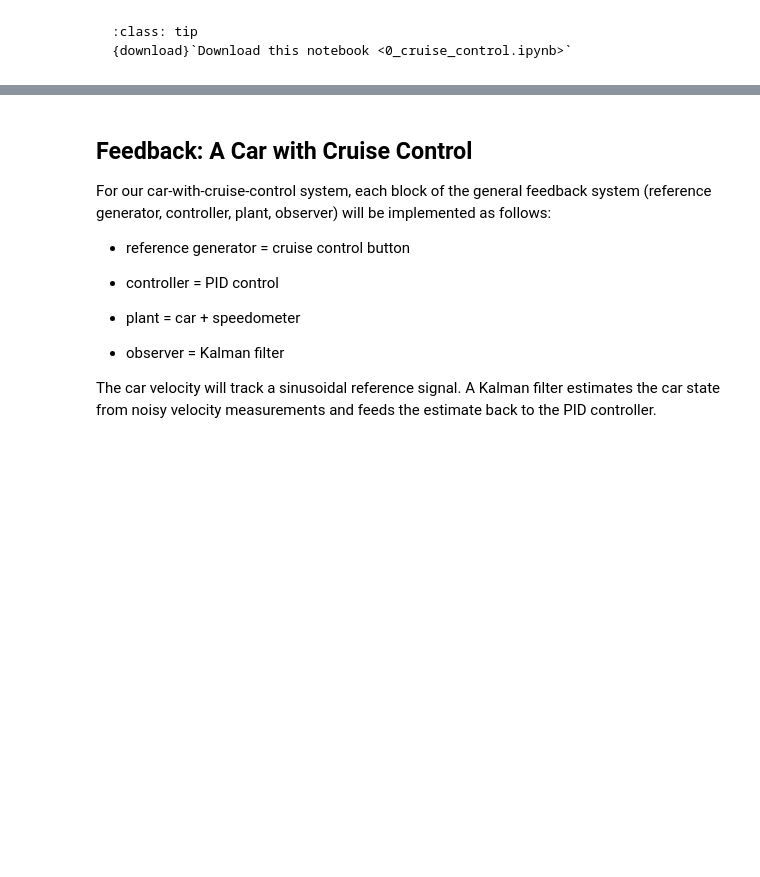
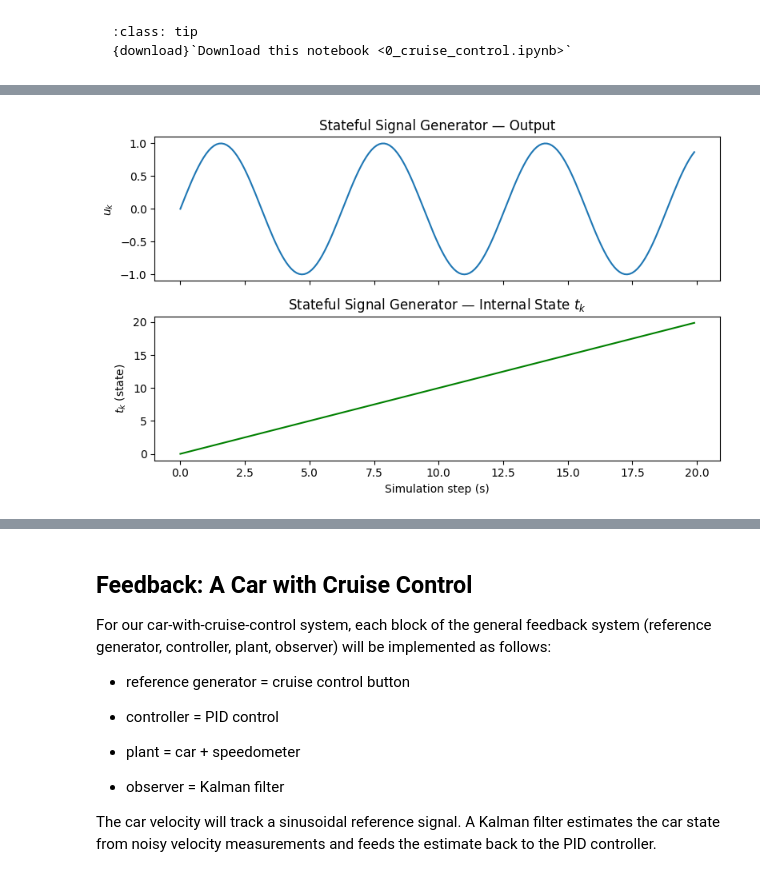
Before and after one commit to nehalsinghmangat/dynamicalnodes, a Jupyter notebook: docs/source/tutorials/0_cruise_control/0_cruise_control.ipynb, the cells around one changed output, grey strips where cells are left out. Cells and saved outputs as stored; diff of their text form; code cells hidden in the pictures; blank space fills up the shorter version.

```diff
--- a/docs/source/tutorials/0_cruise_control/0_cruise_control.ipynb
+++ b/docs/source/tutorials/0_cruise_control/0_cruise_control.ipynb
@@ -12,0 +130,13 @@ We first reintroduce our car-with-cruise-control system from Section 5 (*Example
+# %%
+def fsin(tk, dt=0.1):
+    return tk + dt
+
+
+def hsin_stateful(tk, A=1.0, omega=1.0):
+    return A * np.sin(omega * tk)
+
+
+sin_stateful = DynamicalSystem(f=fsin, h=hsin_stateful)
+print(sin_stateful)  # (fsin, hsin_stateful)
+tk_next, uk = sin_stateful.eval(tk=0.0, A=1.0, omega=1.0, dt=0.1)
+print(sin_stateful.eval(tk=0.0, A=1.0, omega=1.0, dt=0.1))
@@ -12,0 +150,27 @@ We first reintroduce our car-with-cruise-control system from Section 5 (*Example
+# %%
+tk = 0.0
+dt = 0.1
+n_steps = 200
+u_out, tk_out = [], []
+for _ in range(n_steps):
+    tk_next, uk = sin_stateful.eval(tk=tk, A=1.0, omega=1.0, dt=dt)
+    u_out.append(uk)
+    tk_out.append(tk)
+    tk = tk_next
+
+sim_time = np.arange(n_steps) * dt
+# %%
+fig, axs = plt.subplots(2, 1, sharex=True, figsize=(8, 5))
+axs[0].plot(sim_time, u_out)
+axs[0].set_ylabel("$u_k$")
+axs[0].set_title("Stateful Signal Generator — Output")
+
+axs[1].plot(sim_time, tk_out, color="green")
+axs[1].set_ylabel("$t_k$ (state)")
+axs[1].set_xlabel("Simulation step (s)")
+axs[1].set_title("Stateful Signal Generator — Internal State $t_k$")
+
+plt.tight_layout()
+plt.show()
+# %% [output]
+[figure, added]
```
Also changed, not shown: parts of 45 cells of this notebook, 19 other files.
